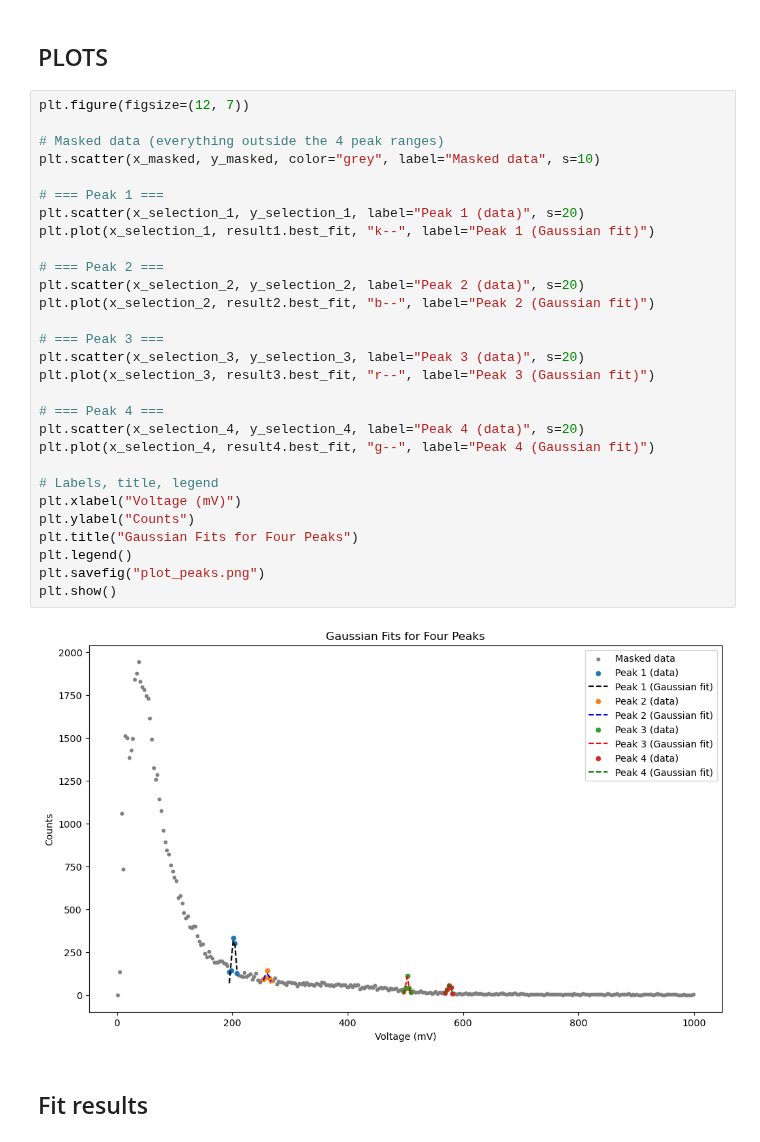
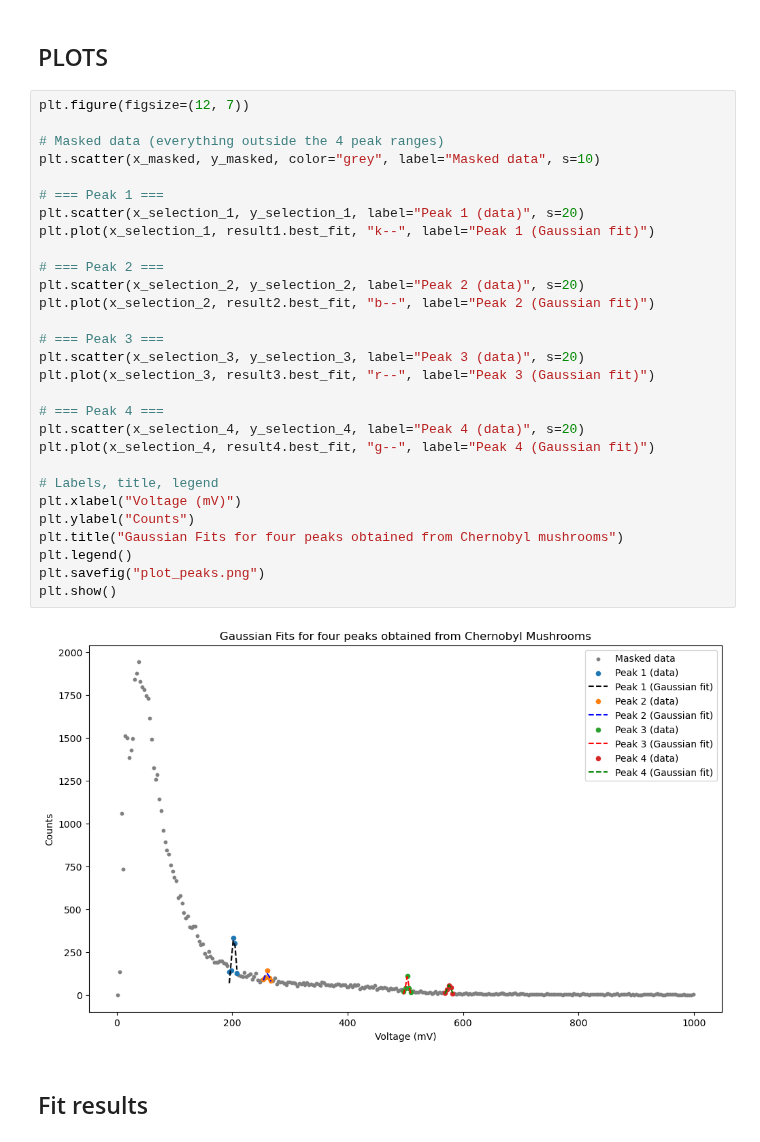
Before and after one commit to SannevWestrenen/NSP2-Particle-Physics---Charley-Sanne, a Jupyter notebook: calibration/Particle Physics - Charley & Sanne.ipynb, the cells around one changed output. Cells and saved outputs as stored; diff of their text form.

```diff
--- a/calibration/Particle Physics - Charley & Sanne.ipynb
+++ b/calibration/Particle Physics - Charley & Sanne.ipynb
@@ -492,34 +493,34 @@ result4 = gauss4.fit(y_selection_4, pars4, x=x_selection_4)
 # %%
 plt.figure(figsize=(12, 7))
 
 # Masked data (everything outside the 4 peak ranges)
 plt.scatter(x_masked, y_masked, color="grey", label="Masked data", s=10)
 
 # === Peak 1 ===
 plt.scatter(x_selection_1, y_selection_1, label="Peak 1 (data)", s=20)
 plt.plot(x_selection_1, result1.best_fit, "k--", label="Peak 1 (Gaussian fit)")
 
 # === Peak 2 ===
 plt.scatter(x_selection_2, y_selection_2, label="Peak 2 (data)", s=20)
 plt.plot(x_selection_2, result2.best_fit, "b--", label="Peak 2 (Gaussian fit)")
 
 # === Peak 3 ===
 plt.scatter(x_selection_3, y_selection_3, label="Peak 3 (data)", s=20)
 plt.plot(x_selection_3, result3.best_fit, "r--", label="Peak 3 (Gaussian fit)")
 
 # === Peak 4 ===
 plt.scatter(x_selection_4, y_selection_4, label="Peak 4 (data)", s=20)
 plt.plot(x_selection_4, result4.best_fit, "g--", label="Peak 4 (Gaussian fit)")
 
 # Labels, title, legend
 plt.xlabel("Voltage (mV)")
 plt.ylabel("Counts")
-plt.title("Gaussian Fits for Four Peaks")
+plt.title("Gaussian Fits for four peaks obtained from Chernobyl mushrooms")
 plt.legend()
 plt.savefig("plot_peaks.png")
 plt.show()
 # %% [output]
-[figure, old version]
+[figure, new version]
 # %% [markdown]
 ## Fit results
 # %%
```
Also changed, not shown: parts of 2 cells of this notebook, 3 other files.
